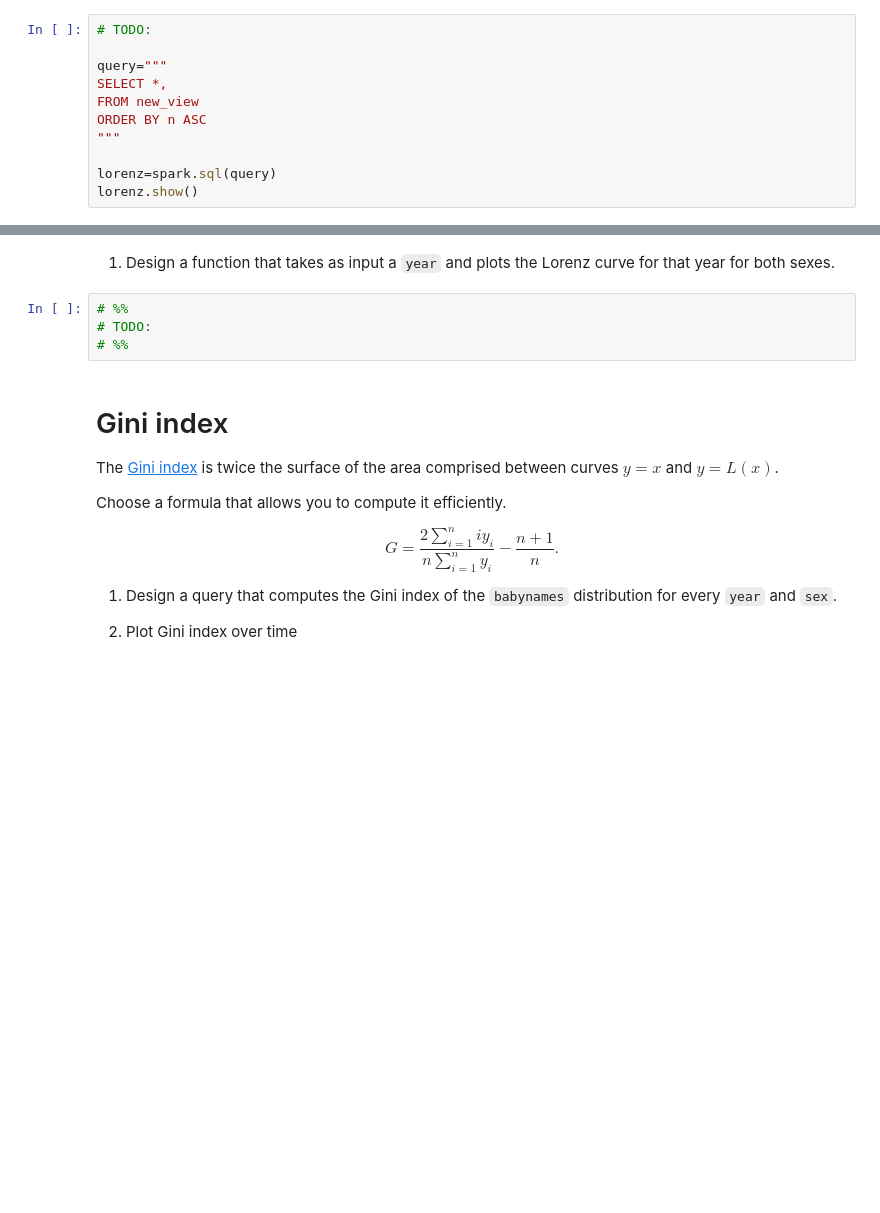
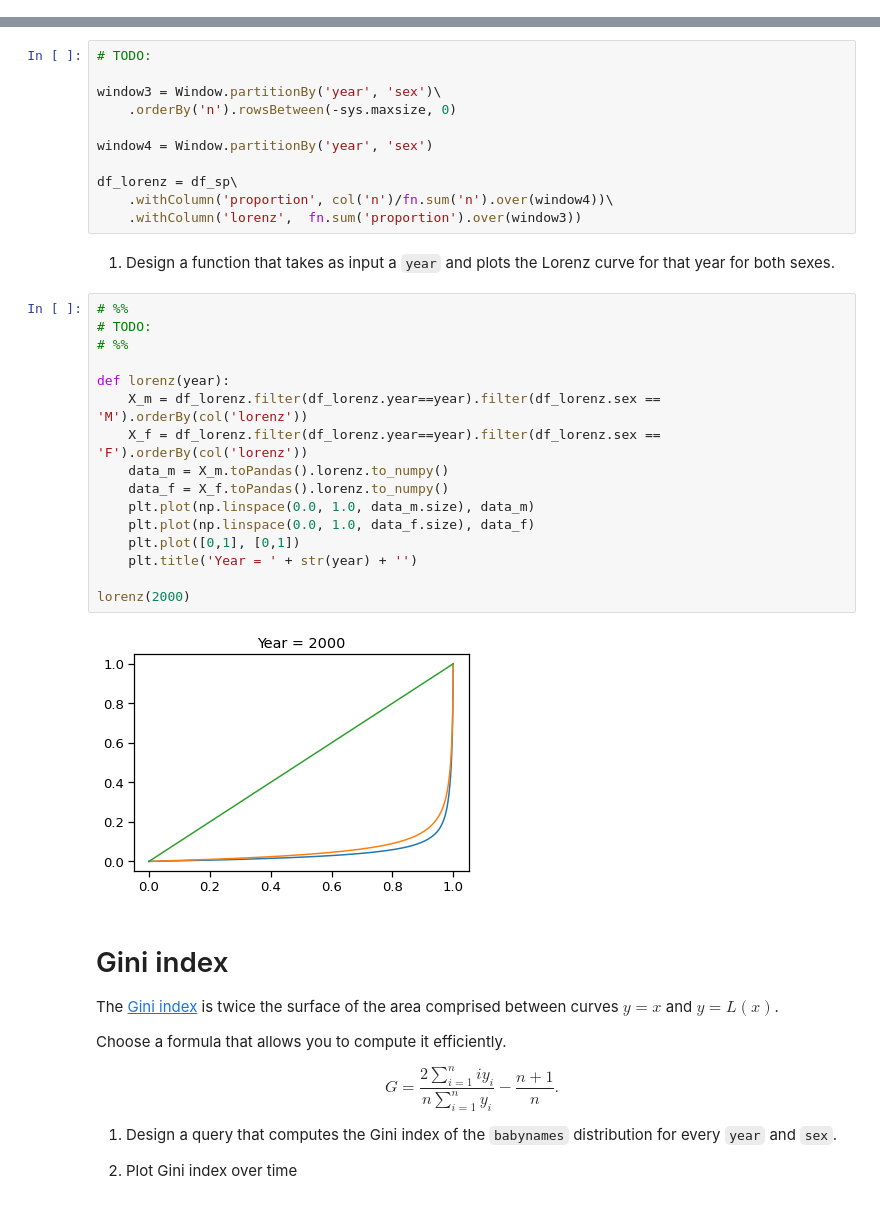
Before and after one commit to hxoud/homework, a Jupyter notebook: two/homework02.ipynb, the cells around one changed output, grey strips where cells are left out. Cells and saved outputs as stored; diff of their text form; blank space fills up the shorter version.

```diff
--- a/two/homework02.ipynb
+++ b/two/homework02.ipynb
@@ -591,14 +591,3 @@ $$L(x) = \sum_{i=1}^{\lfloor nx \rfloor} p_i$$.
 
 1. Design a query that adds a column "lorenz" to the dataframe , and for each
 row computes the value of the Lorenz function defined by `year`  and `sex`.
-# %%
-# TODO:
-
-query="""
-SELECT *,
-FROM new_view
-ORDER BY n ASC
-"""
-
-lorenz=spark.sql(query)
-lorenz.show()
@@ -623,12 +594,37 @@ only showing top 20 rows
+# %%
+# TODO:
+
+window3 = Window.partitionBy('year', 'sex')\
+    .orderBy('n').rowsBetween(-sys.maxsize, 0)
+
+window4 = Window.partitionBy('year', 'sex')
+
+df_lorenz = df_sp\
+    .withColumn('proportion', col('n')/fn.sum('n').over(window4))\
+    .withColumn('lorenz',  fn.sum('proportion').over(window3))
 # %% [markdown]
 
 
 1. Design a function that takes as input a `year` and plots the Lorenz curve
 for that year for both sexes.
-# %%
-# %%
-# TODO:
-# %%
+# %%
+# %%
+# TODO:
+# %%
+
+def lorenz(year):
+    X_m = df_lorenz.filter(df_lorenz.year==year).filter(df_lorenz.sex == 'M').orderBy(col('lorenz'))
+    X_f = df_lorenz.filter(df_lorenz.year==year).filter(df_lorenz.sex == 'F').orderBy(col('lorenz'))
+    data_m = X_m.toPandas().lorenz.to_numpy()
+    data_f = X_f.toPandas().lorenz.to_numpy()
+    plt.plot(np.linspace(0.0, 1.0, data_m.size), data_m)
+    plt.plot(np.linspace(0.0, 1.0, data_f.size), data_f)
+    plt.plot([0,1], [0,1])
+    plt.title('Year = ' + str(year) + '')
+
+lorenz(2000)
+# %% [output]
+[figure, added]
 # %% [markdown]
 
 Gini index
```
Also changed, not shown: parts of 5 cells of this notebook.
